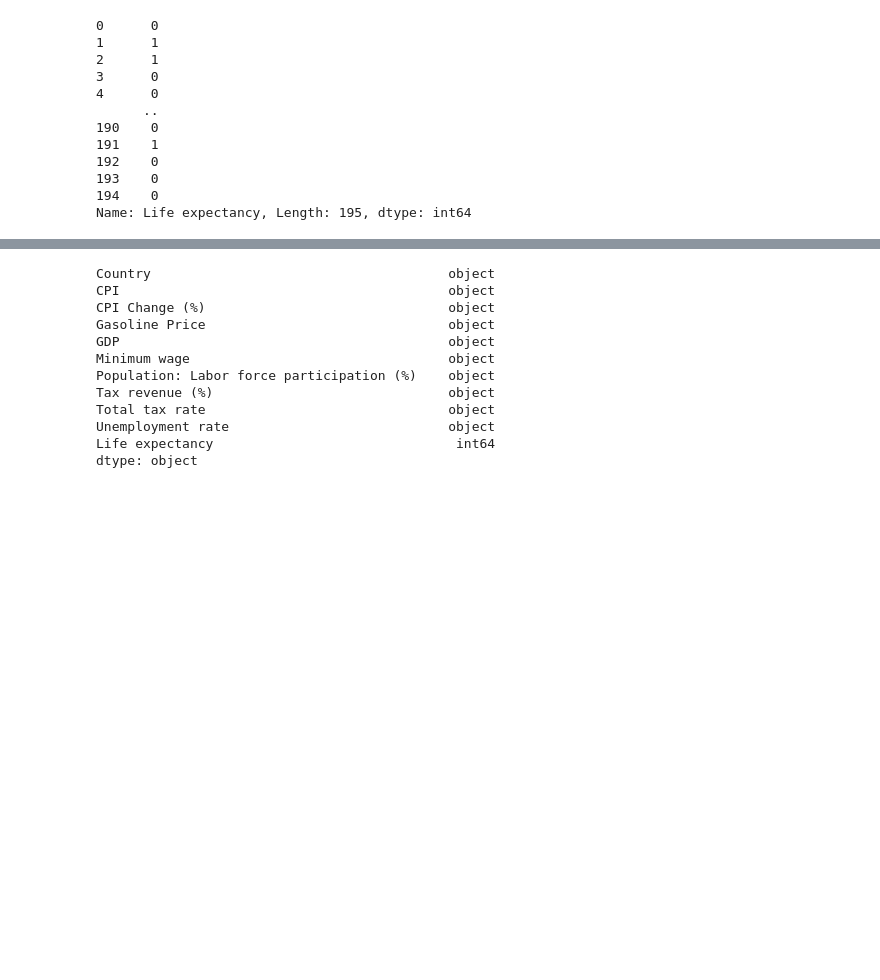
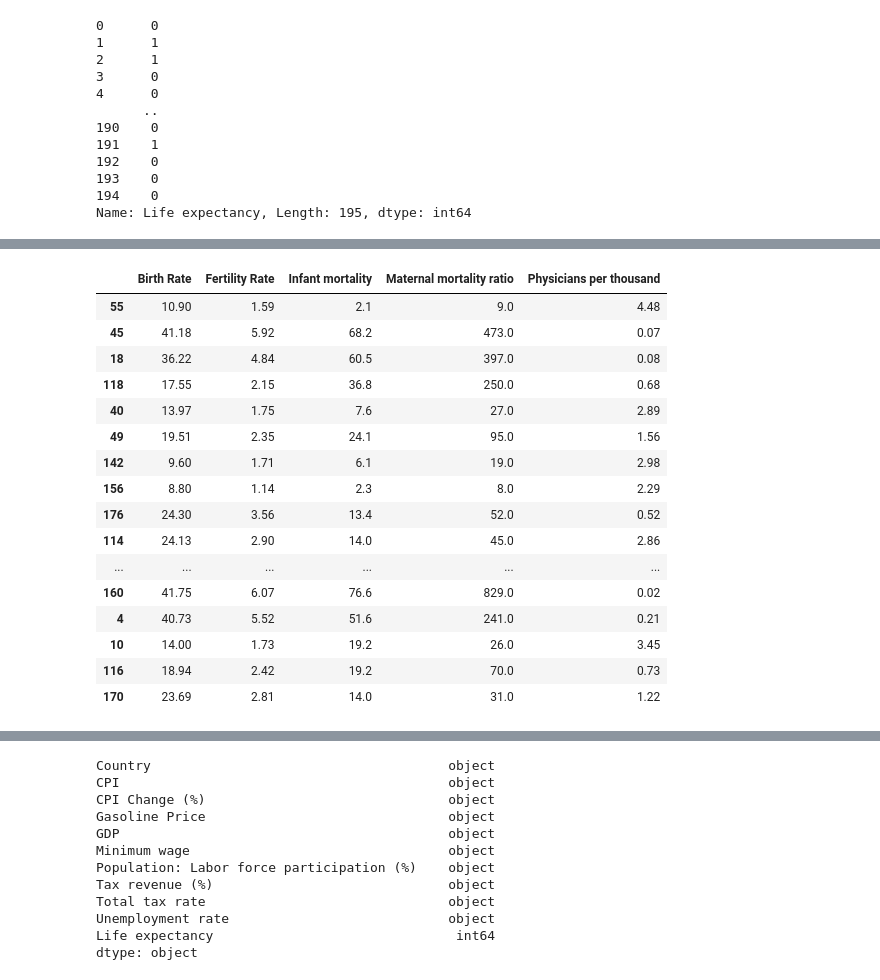
Before and after one commit to azrielmt/global-life-expectancy-investigation, a Jupyter notebook: data_clean.ipynb, the cells around one changed output, grey strips where cells are left out. Cells and saved outputs as stored; diff of their text form; code cells hidden in the pictures; blank space fills up the shorter version.

```diff
--- a/data_clean.ipynb
+++ b/data_clean.ipynb
@@ -227,0 +278,22 @@ Length: 177, dtype: int64
+# %%
+country_x_test = X_test["Country"]
+del X_test["Country"]
+X_test
+# %% [output]
+|  | Birth Rate | Fertility Rate | Infant mortality | Maternal mortality ratio | Physicians per thousand |
+| 55 | 10.90 | 1.59 | 2.1 | 9.0 | 4.48 |
+| 45 | 41.18 | 5.92 | 68.2 | 473.0 | 0.07 |
+| 18 | 36.22 | 4.84 | 60.5 | 397.0 | 0.08 |
+| 118 | 17.55 | 2.15 | 36.8 | 250.0 | 0.68 |
+| 40 | 13.97 | 1.75 | 7.6 | 27.0 | 2.89 |
+| 49 | 19.51 | 2.35 | 24.1 | 95.0 | 1.56 |
+| 142 | 9.60 | 1.71 | 6.1 | 19.0 | 2.98 |
+| 156 | 8.80 | 1.14 | 2.3 | 8.0 | 2.29 |
+| 176 | 24.30 | 3.56 | 13.4 | 52.0 | 0.52 |
+| 114 | 24.13 | 2.90 | 14.0 | 45.0 | 2.86 |
+| ... | ... | ... | ... | ... | ... |
+| 160 | 41.75 | 6.07 | 76.6 | 829.0 | 0.02 |
+| 4 | 40.73 | 5.52 | 51.6 | 241.0 | 0.21 |
+| 10 | 14.00 | 1.73 | 19.2 | 26.0 | 3.45 |
+| 116 | 18.94 | 2.42 | 19.2 | 70.0 | 0.73 |
+| 170 | 23.69 | 2.81 | 14.0 | 31.0 | 1.22 |
```
Also changed, not shown: parts of 30 cells of this notebook.
